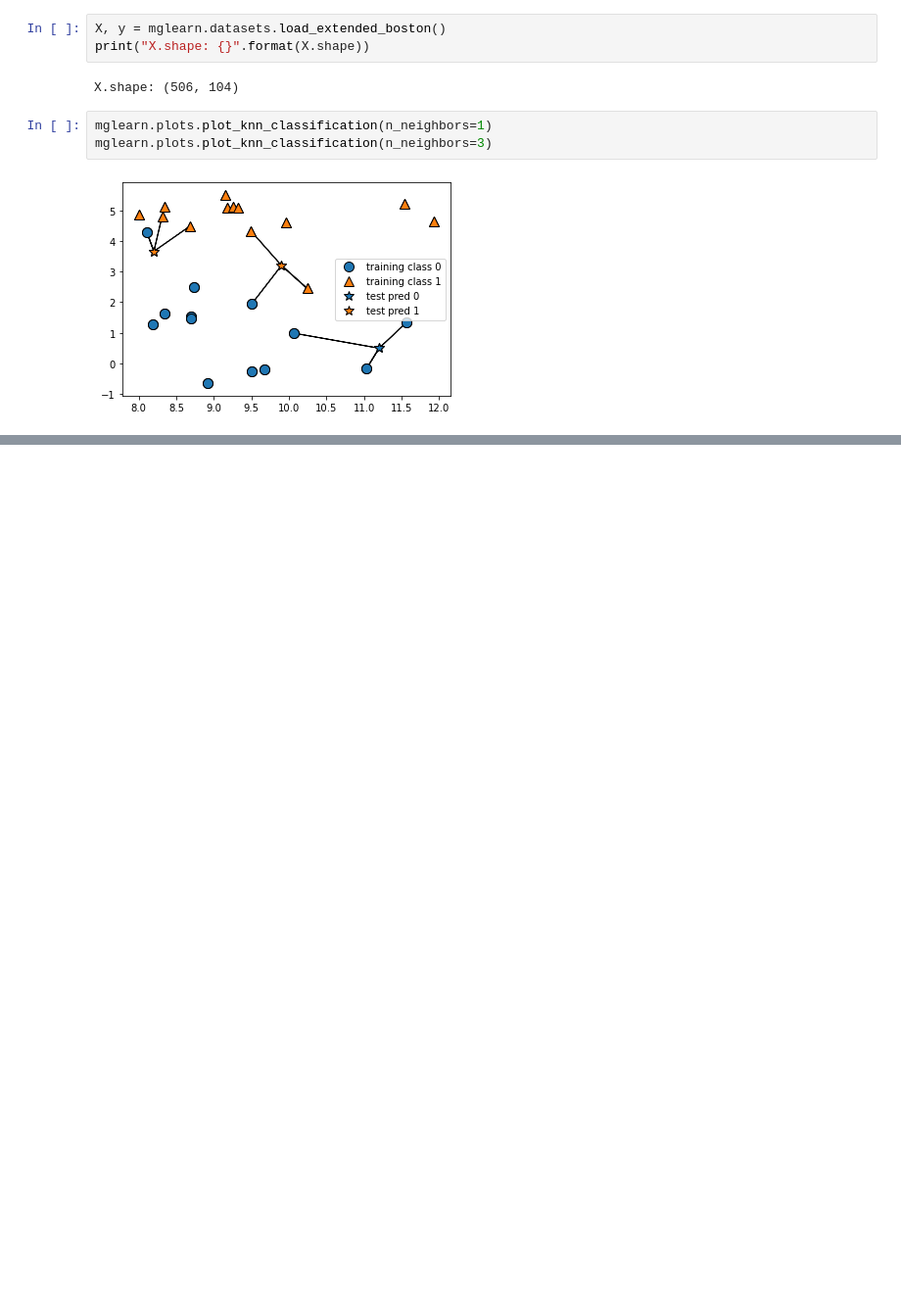
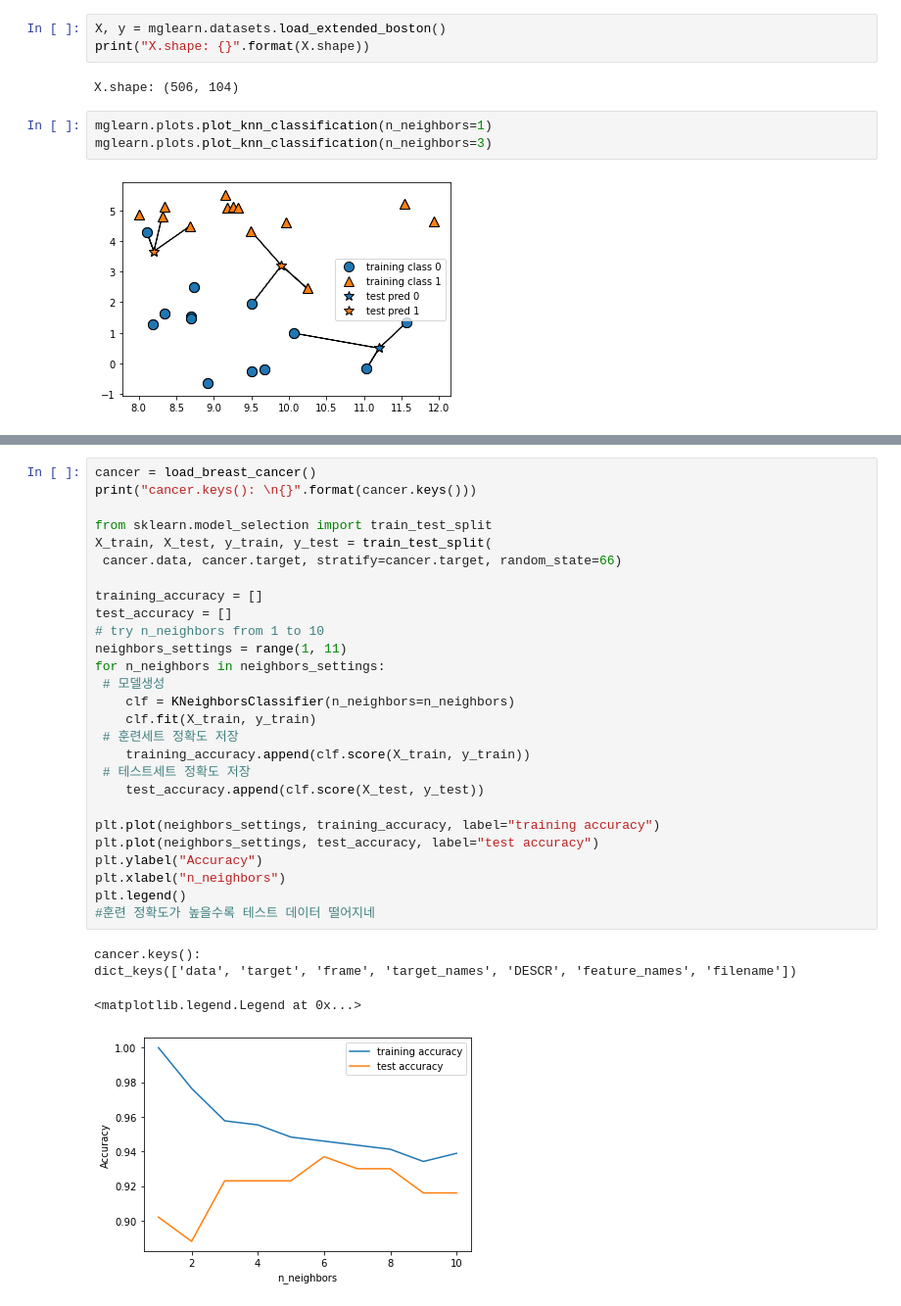
Before and after one commit to myungbinkwak/Data_campus, a Jupyter notebook: Python/day12머신러닝.ipynb, the cells around one changed output, grey strips where cells are left out. Shown: that part at 98% size. Drawn from its saved outputs; the diff is of its cells as text; blank space fills up the shorter version.

```diff
--- a/Python/day12머신러닝.ipynb
+++ b/Python/day12머신러닝.ipynb
@@ -60,0 +104,32 @@ mglearn.plots.plot_knn_classification(n_neighbors=3)
+# %%
+cancer = load_breast_cancer()
+print("cancer.keys(): \n{}".format(cancer.keys()))
+
+from sklearn.model_selection import train_test_split
+X_train, X_test, y_train, y_test = train_test_split(
+ cancer.data, cancer.target, stratify=cancer.target, random_state=66)
+
+training_accuracy = []
+test_accuracy = []
+# try n_neighbors from 1 to 10
+neighbors_settings = range(1, 11)
+for n_neighbors in neighbors_settings:
+ # 모델생성
+    clf = KNeighborsClassifier(n_neighbors=n_neighbors)
+    clf.fit(X_train, y_train)
+ # 훈련세트 정확도 저장
+    training_accuracy.append(clf.score(X_train, y_train))
+ # 테스트세트 정확도 저장
+    test_accuracy.append(clf.score(X_test, y_test))
+
+plt.plot(neighbors_settings, training_accuracy, label="training accuracy")
+plt.plot(neighbors_settings, test_accuracy, label="test accuracy")
+plt.ylabel("Accuracy")
+plt.xlabel("n_neighbors")
+plt.legend()
+#훈련 정확도가 높을수록 테스트 데이터 떨어지네
+# %% [output]
+cancer.keys():
+dict_keys(['data', 'target', 'frame', 'target_names', 'DESCR', 'feature_names', 'filename'])
+<matplotlib.legend.Legend at 0x...>
+[figure, added]
```
Also changed, not shown: parts of 13 cells of this notebook.
